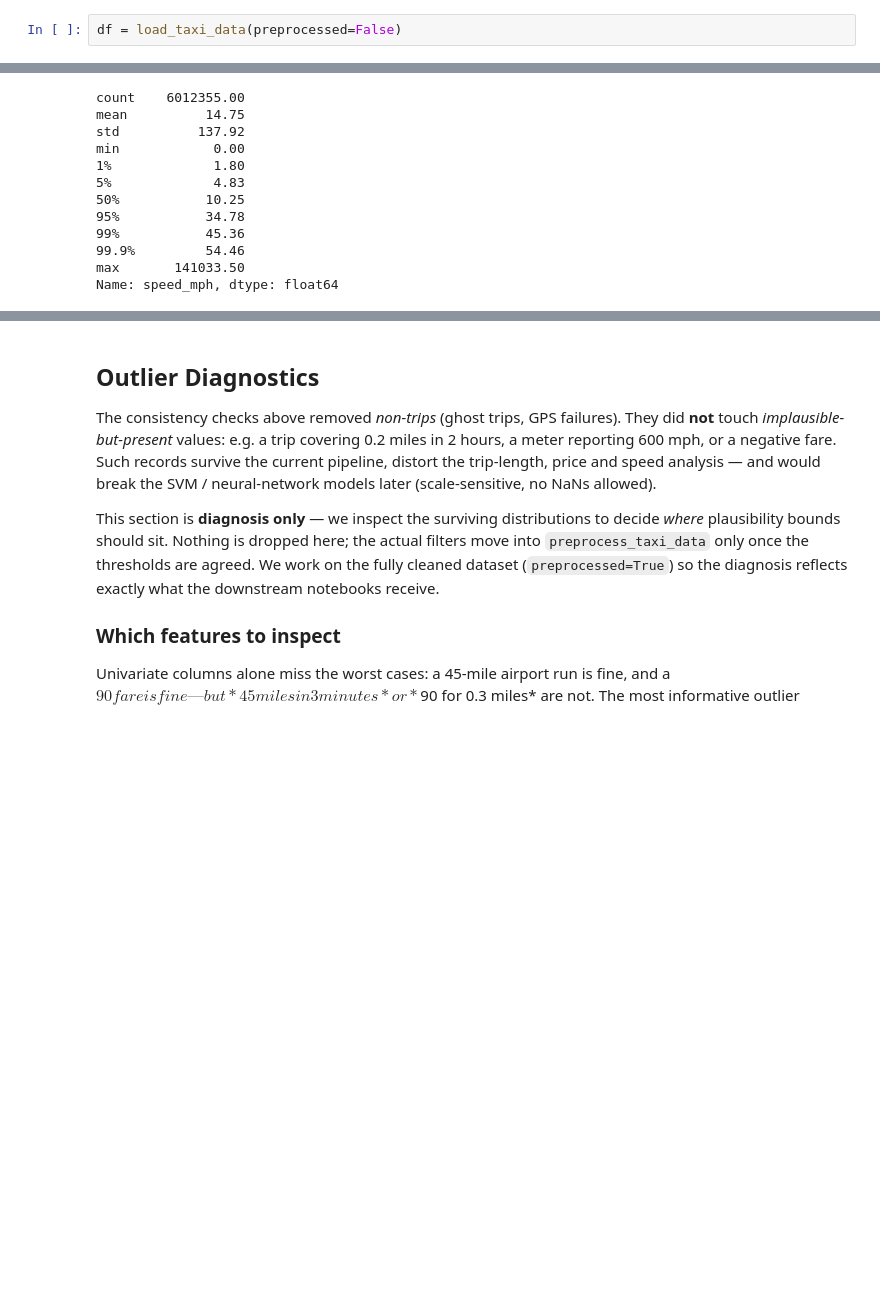
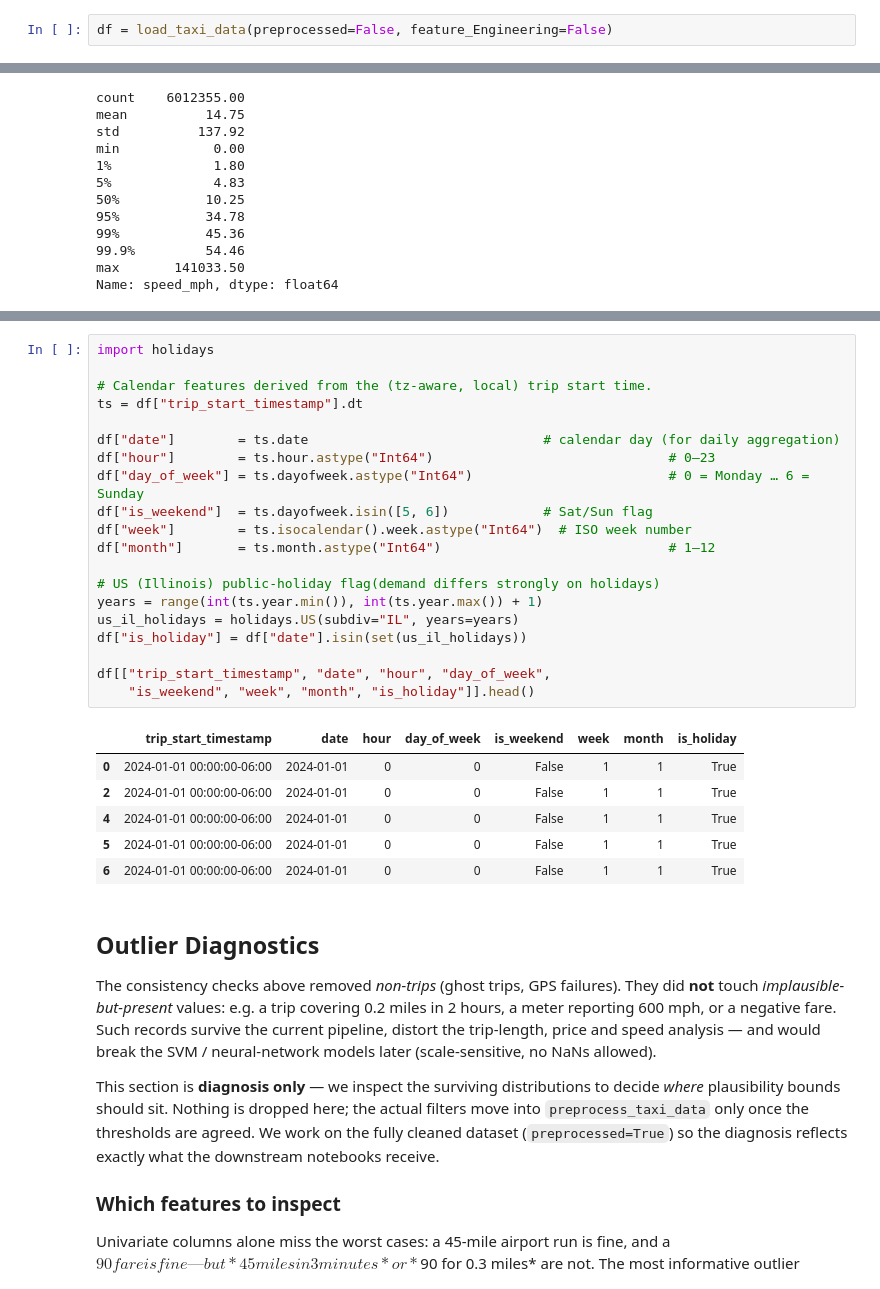
Before and after one commit to timoerc/AAA26-Chicago-Mobility, a Jupyter notebook: notebooks/01_data_preparation.ipynb, the cells around one changed output, grey strips where cells are left out. Saved outputs shown, nothing was run; the diff lists cells and outputs as text; blank space fills up the shorter version.

Commit message:
add time based features

```diff
--- a/notebooks/01_data_preparation.ipynb
+++ b/notebooks/01_data_preparation.ipynb
@@ -23,7 +23,7 @@ from scripts.helpers.datasets import load_taxi_data
 
 We load the dataset with `preprocessed=False` to see exactly what the Chicago Data Portal delivered — before any cleaning is applied. This gives us a honest baseline to reason from.
 # %%
-df = load_taxi_data(preprocessed=False)
+df = load_taxi_data(preprocessed=False, feature_Engineering=False)
 # %%
 df.info(show_counts=True)
 # %% [output]
@@ -309,3 +317,30 @@ Name: speed_mph, dtype: float64
+# %%
+import holidays
+
+# Calendar features derived from the (tz-aware, local) trip start time.
+ts = df["trip_start_timestamp"].dt
+
+df["date"]        = ts.date                              # calendar day (for daily aggregation)
+df["hour"]        = ts.hour.astype("Int64")                              # 0–23
+df["day_of_week"] = ts.dayofweek.astype("Int64")                         # 0 = Monday … 6 = Sunday
+df["is_weekend"]  = ts.dayofweek.isin([5, 6])            # Sat/Sun flag
+df["week"]        = ts.isocalendar().week.astype("Int64")  # ISO week number
+df["month"]       = ts.month.astype("Int64")                             # 1–12
+
+# US (Illinois) public-holiday flag(demand differs strongly on holidays)
+years = range(int(ts.year.min()), int(ts.year.max()) + 1)
+us_il_holidays = holidays.US(subdiv="IL", years=years)
+df["is_holiday"] = df["date"].isin(set(us_il_holidays))
+
+df[["trip_start_timestamp", "date", "hour", "day_of_week",
+    "is_weekend", "week", "month", "is_holiday"]].head()
+# %% [output]
+|  | trip_start_timestamp | date | hour | day_of_week | is_weekend | week | month | is_holiday |
+| 0 | 2024-01-01 00:00:00-06:00 | 2024-01-01 | 0 | 0 | False | 1 | 1 | True |
+| 2 | 2024-01-01 00:00:00-06:00 | 2024-01-01 | 0 | 0 | False | 1 | 1 | True |
+| 4 | 2024-01-01 00:00:00-06:00 | 2024-01-01 | 0 | 0 | False | 1 | 1 | True |
+| 5 | 2024-01-01 00:00:00-06:00 | 2024-01-01 | 0 | 0 | False | 1 | 1 | True |
+| 6 | 2024-01-01 00:00:00-06:00 | 2024-01-01 | 0 | 0 | False | 1 | 1 | True |
 # %% [markdown]
 ## Outlier Diagnostics
 
```
Also changed, not shown: parts of 5 cells of this notebook, 4 other files.
